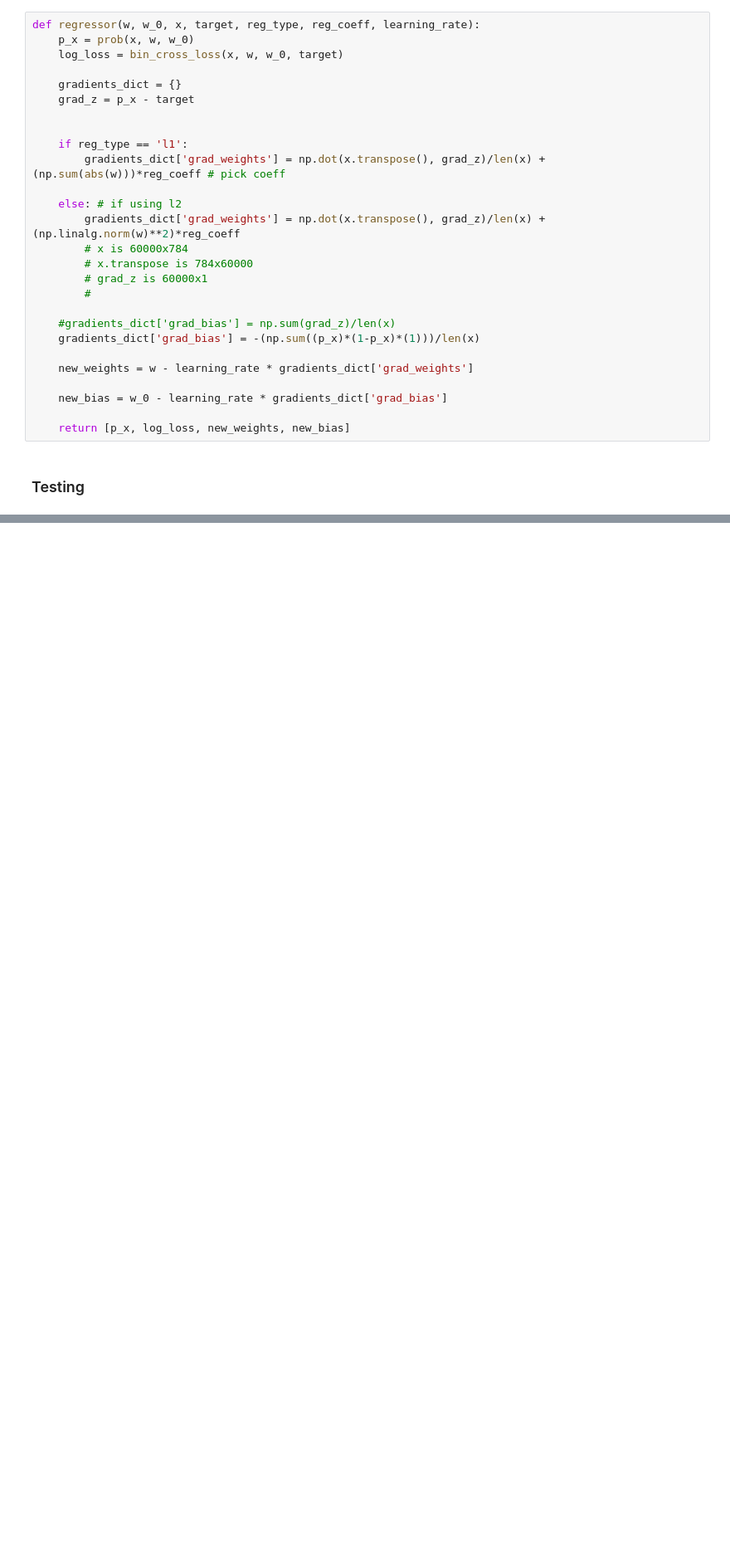
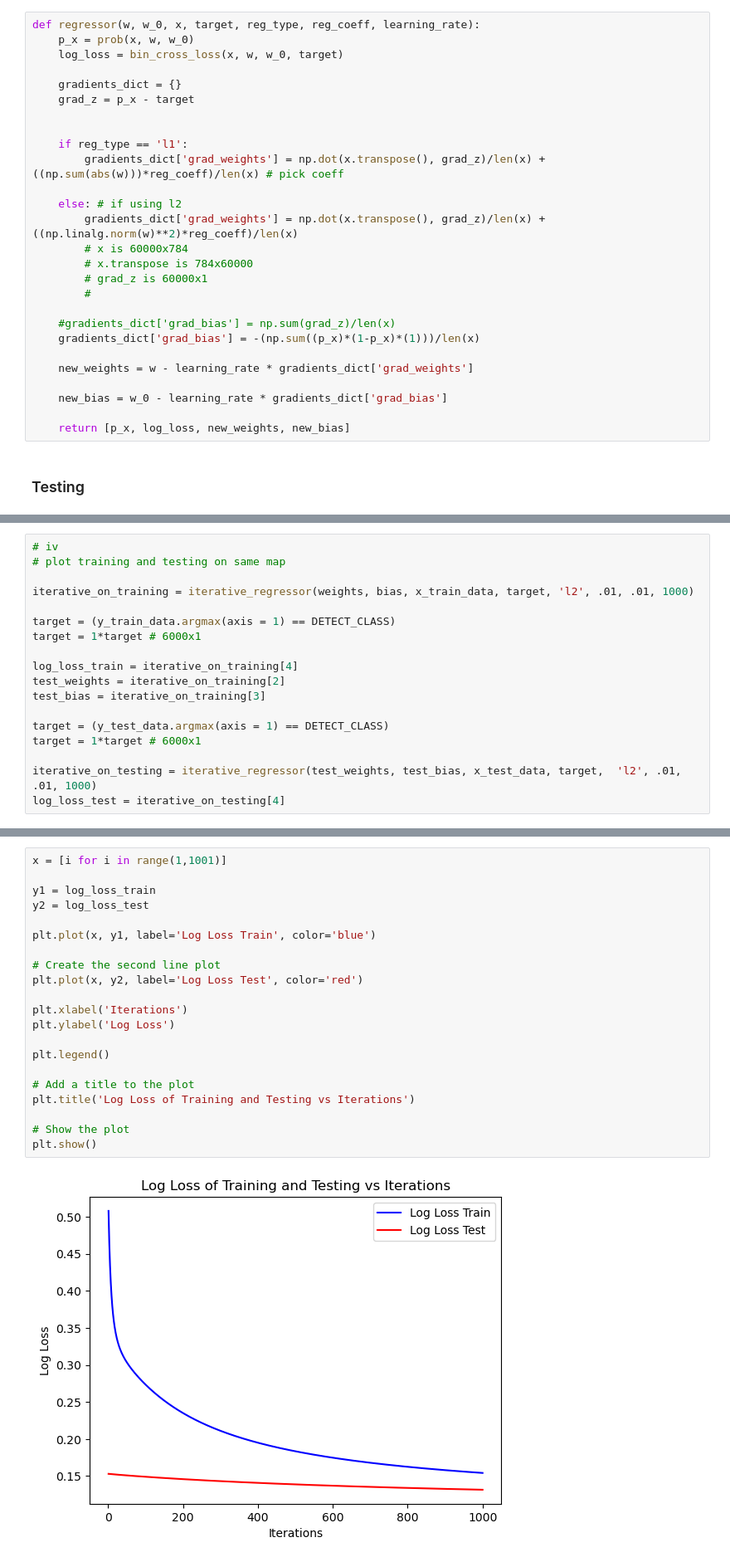
Before and after one commit to aryanbarik/EE-541-Deep-Learning, a Jupyter notebook: hw3/hwp3.ipynb, the cells around one changed output, grey strips where cells are left out. Shown: that part at 83% size. Drawn from its saved outputs; the diff is of its cells as text; blank space fills up the shorter version.

```diff
--- a/hw3/hwp3.ipynb
+++ b/hw3/hwp3.ipynb
@@ -79,10 +85,10 @@ def regressor(w, w_0, x, target, reg_type, reg_coeff, learning_rate):
 
 
     if reg_type == 'l1':
-        gradients_dict['grad_weights'] = np.dot(x.transpose(), grad_z)/len(x) + (np.sum(abs(w)))*reg_coeff # pick coeff
+        gradients_dict['grad_weights'] = np.dot(x.transpose(), grad_z)/len(x) + ((np.sum(abs(w)))*reg_coeff)/len(x) # pick coeff
 
     else: # if using l2
-        gradients_dict['grad_weights'] = np.dot(x.transpose(), grad_z)/len(x) + (np.linalg.norm(w)**2)*reg_coeff
+        gradients_dict['grad_weights'] = np.dot(x.transpose(), grad_z)/len(x) + ((np.linalg.norm(w)**2)*reg_coeff)/len(x)
         # x is 60000x784
         # x.transpose is 784x60000
         # grad_z is 60000x1
@@ -135,0 +164,18 @@ def recursive_regressor(w, w_0, x, target, reg_type, reg_coeff, learning_rate, i
+# %%
+# iv
+# plot training and testing on same map
+
+iterative_on_training = iterative_regressor(weights, bias, x_train_data, target, 'l2', .01, .01, 1000)
+
+target = (y_train_data.argmax(axis = 1) == DETECT_CLASS)
+target = 1*target # 6000x1
+
+log_loss_train = iterative_on_training[4]
+test_weights = iterative_on_training[2]
+test_bias = iterative_on_training[3]
+
+target = (y_test_data.argmax(axis = 1) == DETECT_CLASS)
+target = 1*target # 6000x1
+
+iterative_on_testing = iterative_regressor(test_weights, test_bias, x_test_data, target,  'l2', .01, .01, 1000)
+log_loss_test = iterative_on_testing[4]
@@ -135,0 +193,23 @@ def recursive_regressor(w, w_0, x, target, reg_type, reg_coeff, learning_rate, i
+# %%
+x = [i for i in range(1,1001)]
+
+y1 = log_loss_train
+y2 = log_loss_test
+
+plt.plot(x, y1, label='Log Loss Train', color='blue')
+
+# Create the second line plot
+plt.plot(x, y2, label='Log Loss Test', color='red')
+
+plt.xlabel('Iterations')
+plt.ylabel('Log Loss')
+
+plt.legend()
+
+# Add a title to the plot
+plt.title('Log Loss of Training and Testing vs Iterations')
+
+# Show the plot
+plt.show()
+# %% [output]
+[figure, added]
```
Also changed, not shown: parts of 27 cells of this notebook, 4 other files.
